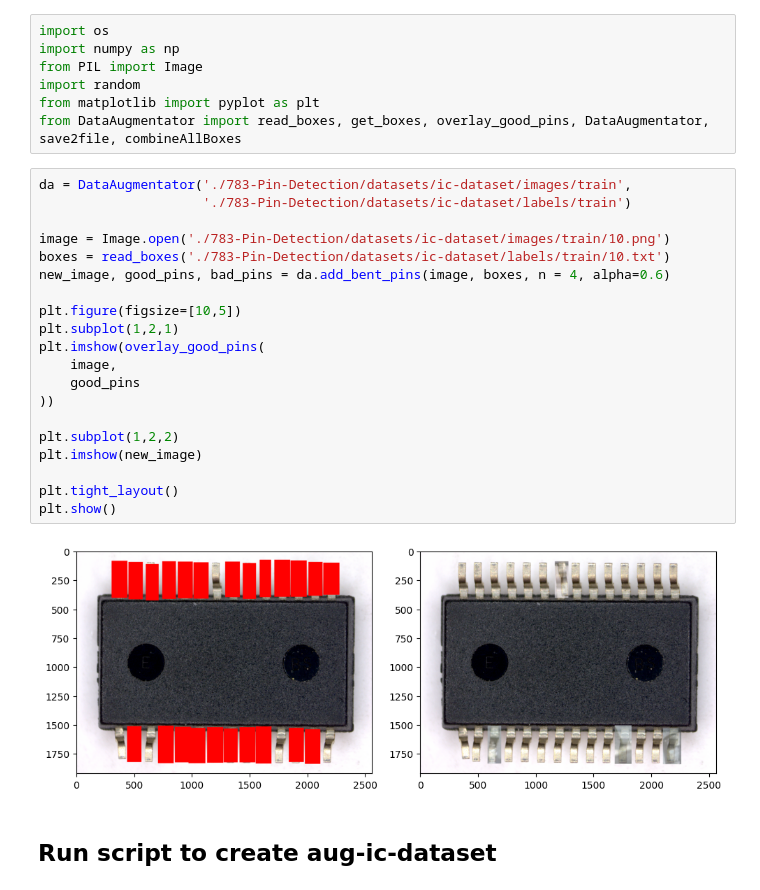
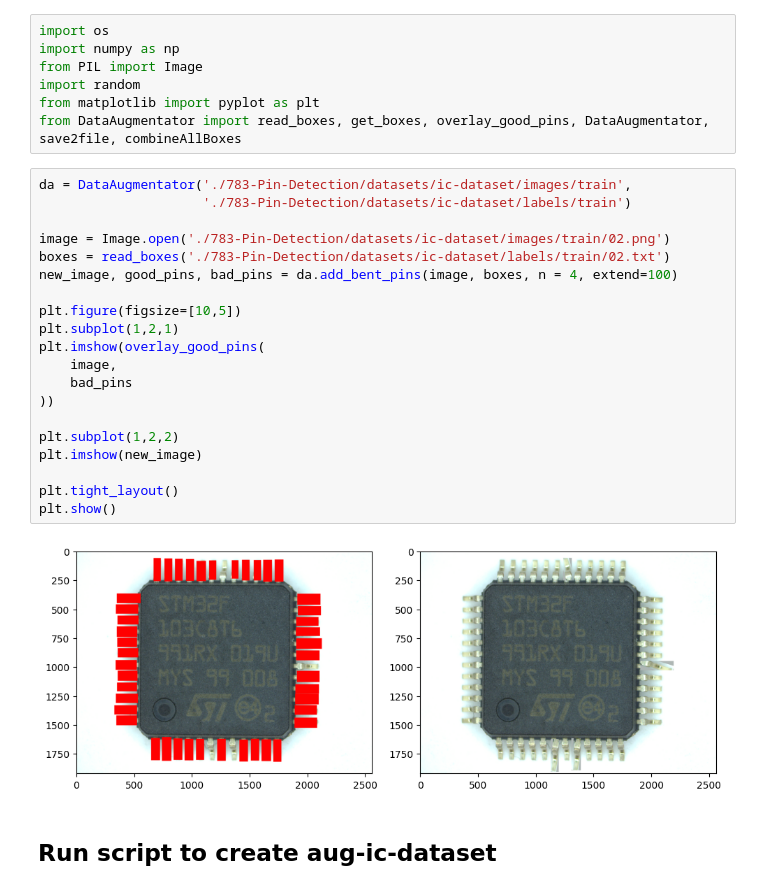
Before and after one commit to rahulbhattachan/EECS690-Project, a Jupyter notebook: DataAugmentator.ipynb, the cells around one changed output. Saved outputs shown, nothing was run; the diff lists cells and outputs as text.

```diff
--- a/DataAugmentator.ipynb
+++ b/DataAugmentator.ipynb
@@ -8,25 +8,25 @@ from DataAugmentator import read_boxes, get_boxes, overlay_good_pins, DataAugmen
 # %%
 da = DataAugmentator('./783-Pin-Detection/datasets/ic-dataset/images/train',
                      './783-Pin-Detection/datasets/ic-dataset/labels/train')
 
-image = Image.open('./783-Pin-Detection/datasets/ic-dataset/images/train/10.png')
-boxes = read_boxes('./783-Pin-Detection/datasets/ic-dataset/labels/train/10.txt')
-new_image, good_pins, bad_pins = da.add_bent_pins(image, boxes, n = 4, alpha=0.6)
+image = Image.open('./783-Pin-Detection/datasets/ic-dataset/images/train/02.png')
+boxes = read_boxes('./783-Pin-Detection/datasets/ic-dataset/labels/train/02.txt')
+new_image, good_pins, bad_pins = da.add_bent_pins(image, boxes, n = 4, extend=100)
 
 plt.figure(figsize=[10,5])
 plt.subplot(1,2,1)
 plt.imshow(overlay_good_pins(
     image,
-    good_pins
+    bad_pins
 ))
 
 plt.subplot(1,2,2)
 plt.imshow(new_image)
 
 plt.tight_layout()
 plt.show()
 # %% [output]
-[figure, old version]
+[figure, new version]
 # %% [markdown]
 ## Run script to create aug-ic-dataset
 # %%
```
Also changed, not shown: parts of 1 cell of this notebook, 3 other files.
